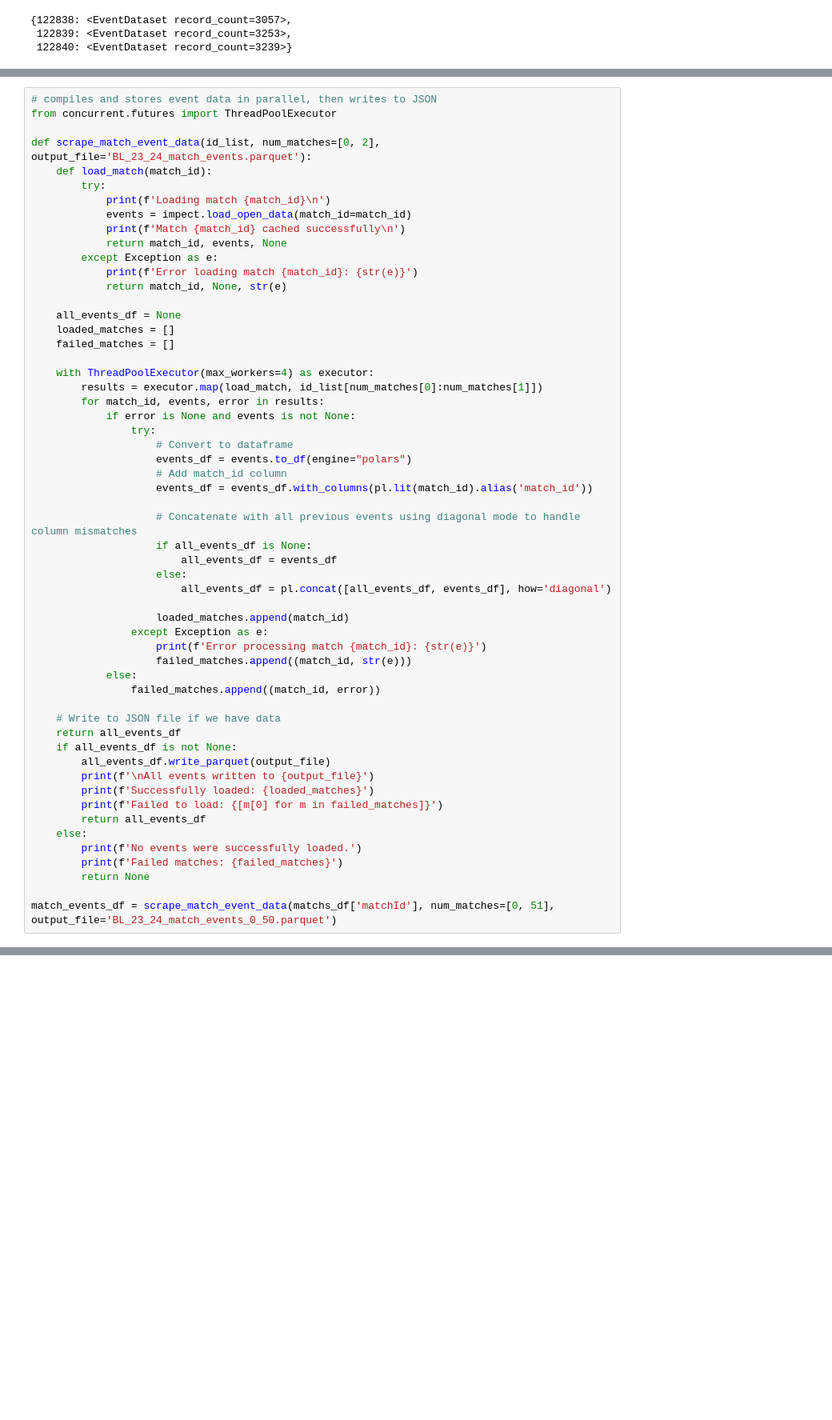
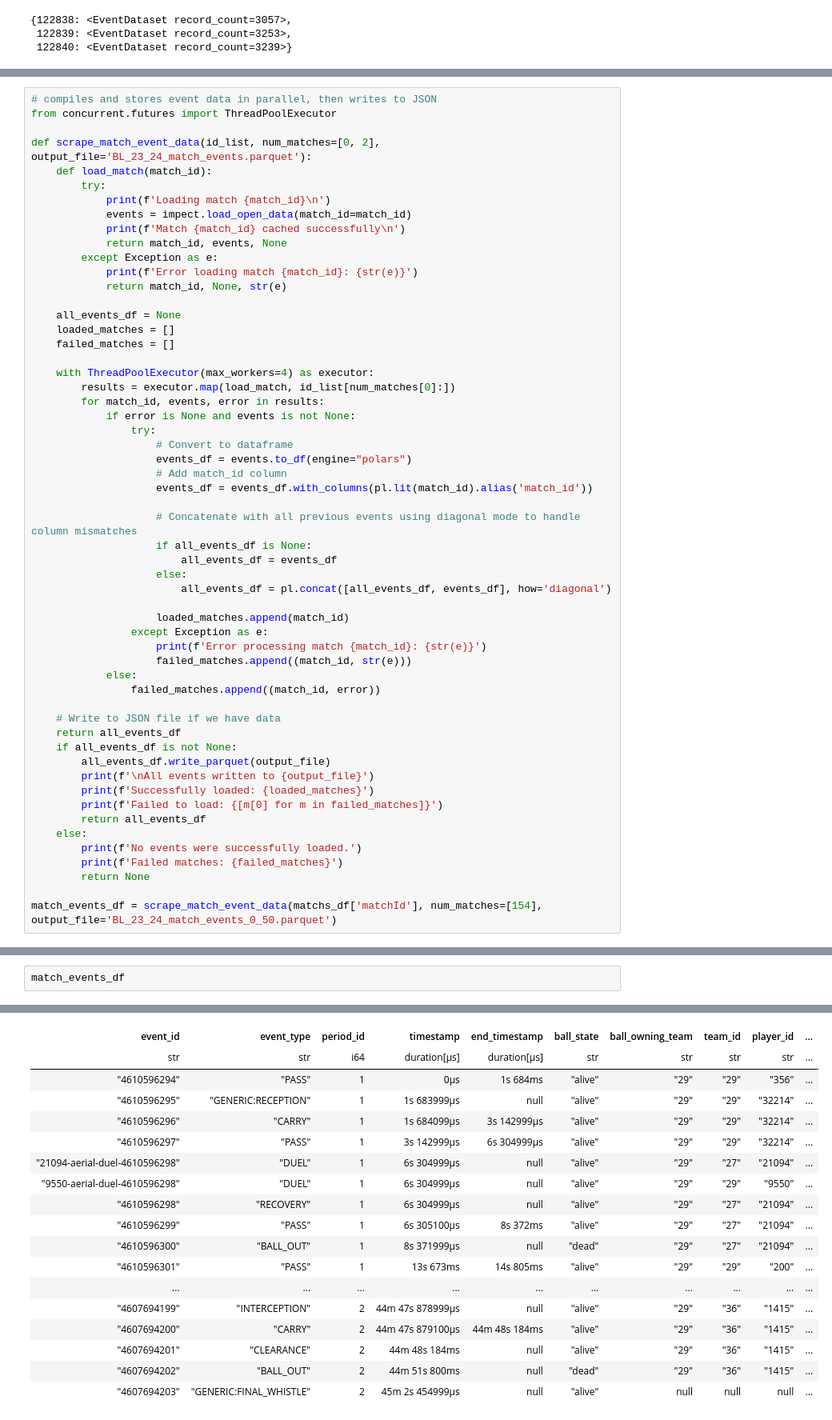
Before and after one commit to CodeMateo15/BiggsMarino_Hackathon2026, a Jupyter notebook: Soccer_Lineup.ipynb, the cells around one changed output, grey strips where cells are left out. Shown at 80% size. Drawn from its saved outputs; the diff is of its cells as text; blank space fills up the shorter version.

Commit message:
Game Event parquet file

```diff
--- a/Soccer_Lineup.ipynb
+++ b/Soccer_Lineup.ipynb
@@ -353,7 +353,7 @@ def scrape_match_event_data(id_list, num_matches=[0, 2], output_file='BL_23_24_m
     failed_matches = []
 
     with ThreadPoolExecutor(max_workers=4) as executor:
-        results = executor.map(load_match, id_list[num_matches[0]:num_matches[1]])
+        results = executor.map(load_match, id_list[num_matches[0]:])
         for match_id, events, error in results:
             if error is None and events is not None:
                 try:
@@ -388,5 +388,5 @@ def scrape_match_event_data(id_list, num_matches=[0, 2], output_file='BL_23_24_m
         print(f'Failed matches: {failed_matches}')
         return None
 
-match_events_df = scrape_match_event_data(matchs_df['matchId'], num_matches=[0, 51], output_file='BL_23_24_match_events_0_50.parquet')
+match_events_df = scrape_match_event_data(matchs_df['matchId'], num_matches=[154], output_file='BL_23_24_match_events_0_50.parquet')
 # %% [output]
@@ -409,0 +410,3 @@ Match 122888 cached successfully
+# %%
+match_events_df
+# %% [output]
@@ -409,0 +414,18 @@ Match 122888 cached successfully
+| event_id | event_type | period_id | timestamp | end_timestamp | ball_state | ball_owning_team | team_id | player_id | ... |
+| str | str | i64 | duration[μs] | duration[μs] | str | str | str | str | ... |
+| "4610596294" | "PASS" | 1 | 0µs | 1s 684ms | "alive" | "29" | "29" | "356" | ... |
+| "4610596295" | "GENERIC:RECEPTION" | 1 | 1s 683999µs | null | "alive" | "29" | "29" | "32214" | ... |
+| "4610596296" | "CARRY" | 1 | 1s 684099µs | 3s 142999µs | "alive" | "29" | "29" | "32214" | ... |
+| "4610596297" | "PASS" | 1 | 3s 142999µs | 6s 304999µs | "alive" | "29" | "29" | "32214" | ... |
+| "21094-aerial-duel-4610596298" | "DUEL" | 1 | 6s 304999µs | null | "alive" | "29" | "27" | "21094" | ... |
+| "9550-aerial-duel-4610596298" | "DUEL" | 1 | 6s 304999µs | null | "alive" | "29" | "29" | "9550" | ... |
+| "4610596298" | "RECOVERY" | 1 | 6s 304999µs | null | "alive" | "29" | "27" | "21094" | ... |
+| "4610596299" | "PASS" | 1 | 6s 305100µs | 8s 372ms | "alive" | "29" | "27" | "21094" | ... |
+| "4610596300" | "BALL_OUT" | 1 | 8s 371999µs | null | "dead" | "29" | "27" | "21094" | ... |
+| "4610596301" | "PASS" | 1 | 13s 673ms | 14s 805ms | "alive" | "29" | "29" | "200" | ... |
+| ... | ... | ... | ... | ... | ... | ... | ... | ... | ... |
+| "4607694199" | "INTERCEPTION" | 2 | 44m 47s 878999µs | null | "alive" | "29" | "36" | "1415" | ... |
+| "4607694200" | "CARRY" | 2 | 44m 47s 879100µs | 44m 48s 184ms | "alive" | "29" | "36" | "1415" | ... |
+| "4607694201" | "CLEARANCE" | 2 | 44m 48s 184ms | null | "alive" | "29" | "36" | "1415" | ... |
+| "4607694202" | "BALL_OUT" | 2 | 44m 51s 800ms | null | "dead" | "29" | "36" | "1415" | ... |
+| "4607694203" | "GENERIC:FINAL_WHISTLE" | 2 | 45m 2s 454999µs | null | "alive" | null | null | null | ... |
```
Also changed, not shown: parts of 6 cells of this notebook, 1 other file.
